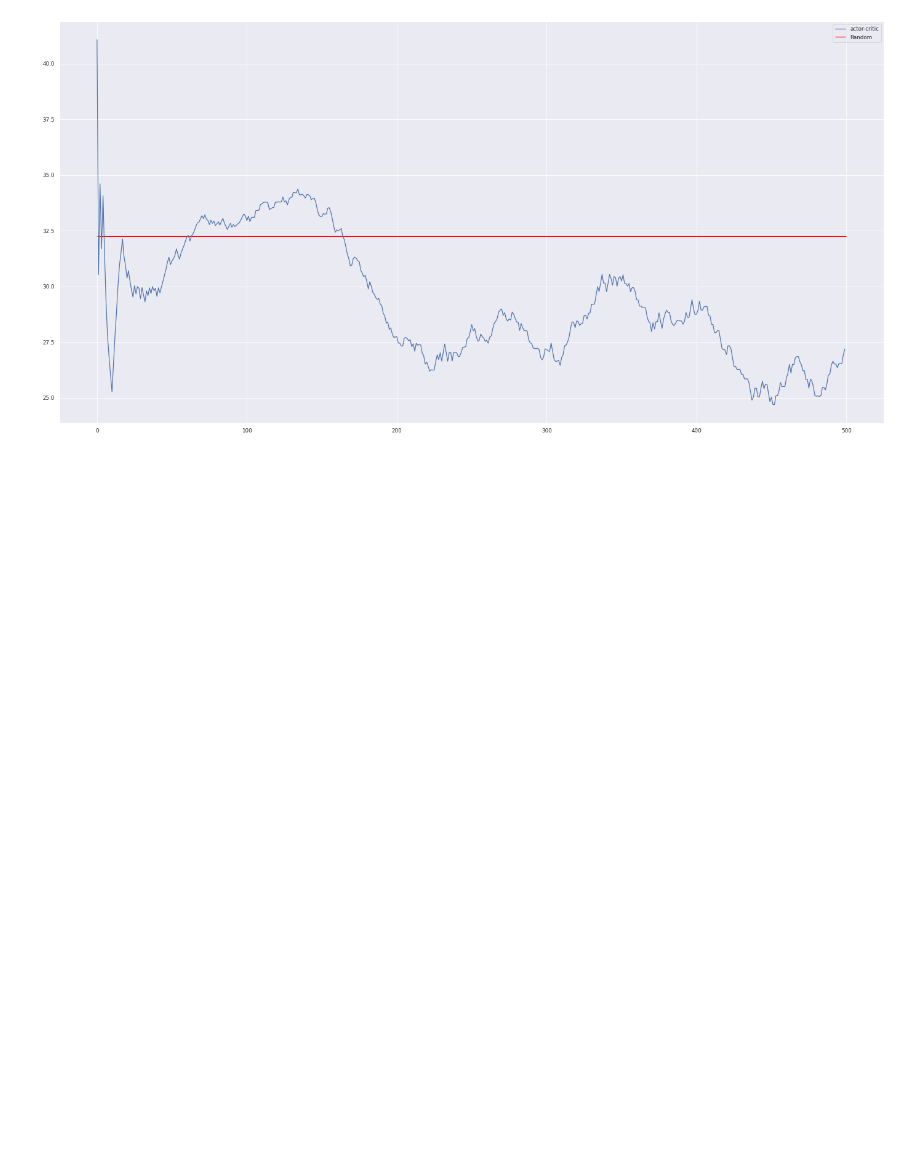
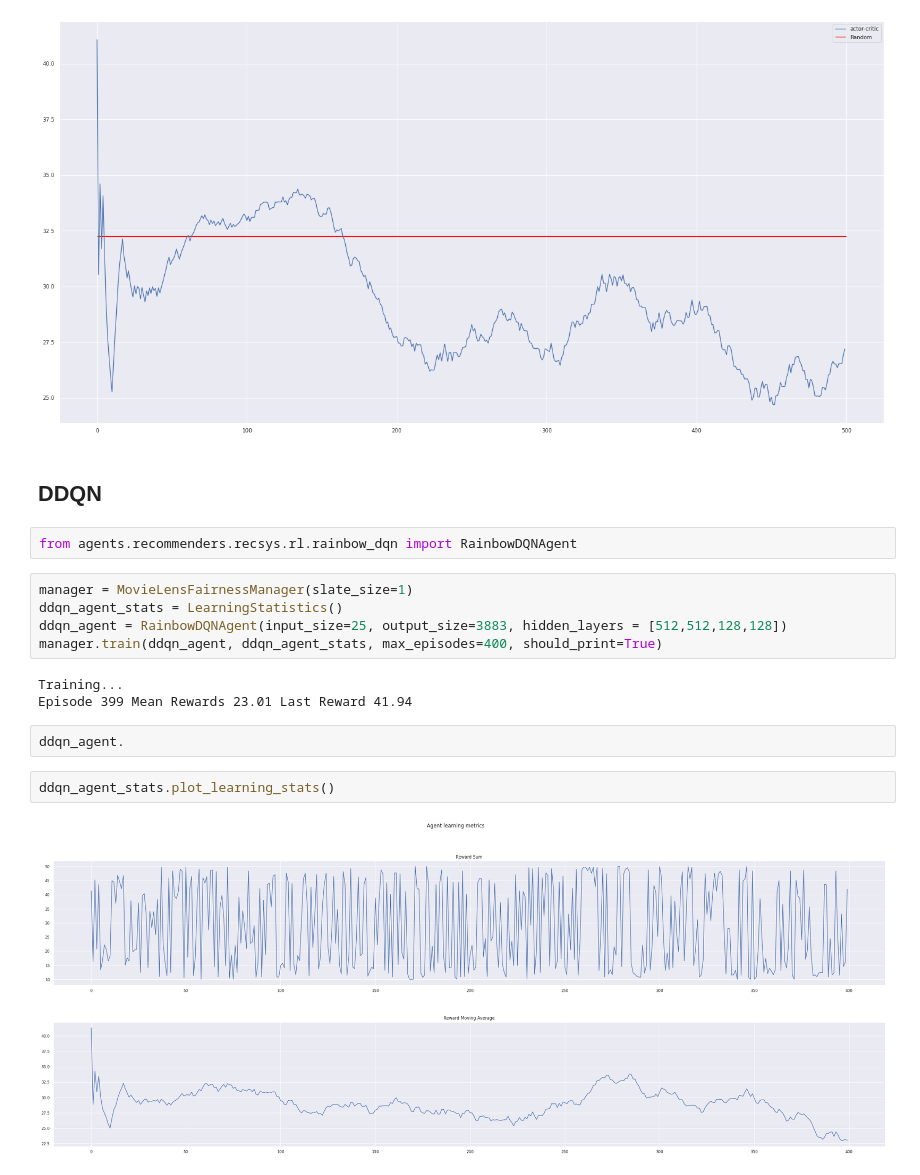
Before and after one commit to zkid18/ml-fairness-gym-recism, a Jupyter notebook: notebook.ipynb, the cells around one changed output. Saved outputs shown, nothing was run; the diff lists cells and outputs as text; blank space fills up the shorter version.

Commit message:
add ddqn

```diff
--- a/notebook.ipynb
+++ b/notebook.ipynb
@@ -202,3 +220,21 @@ plt.legend()
 plt.show()
 # %% [output]
 [figure]
+# %% [markdown]
+## DDQN
+# %%
+from agents.recommenders.recsys.rl.rainbow_dqn import RainbowDQNAgent
+# %%
+manager = MovieLensFairnessManager(slate_size=1)
+ddqn_agent_stats = LearningStatistics()
+ddqn_agent = RainbowDQNAgent(input_size=25, output_size=3883, hidden_layers = [512,512,128,128])
+manager.train(ddqn_agent, ddqn_agent_stats, max_episodes=400, should_print=True)
+# %% [output]
+Training...
+Episode 399 Mean Rewards 23.01 Last Reward 41.94
+# %%
+ddqn_agent.
+# %%
+ddqn_agent_stats.plot_learning_stats()
+# %% [output]
+[figure, added]
```
Also changed, not shown: parts of 22 cells of this notebook, 10 other files.
